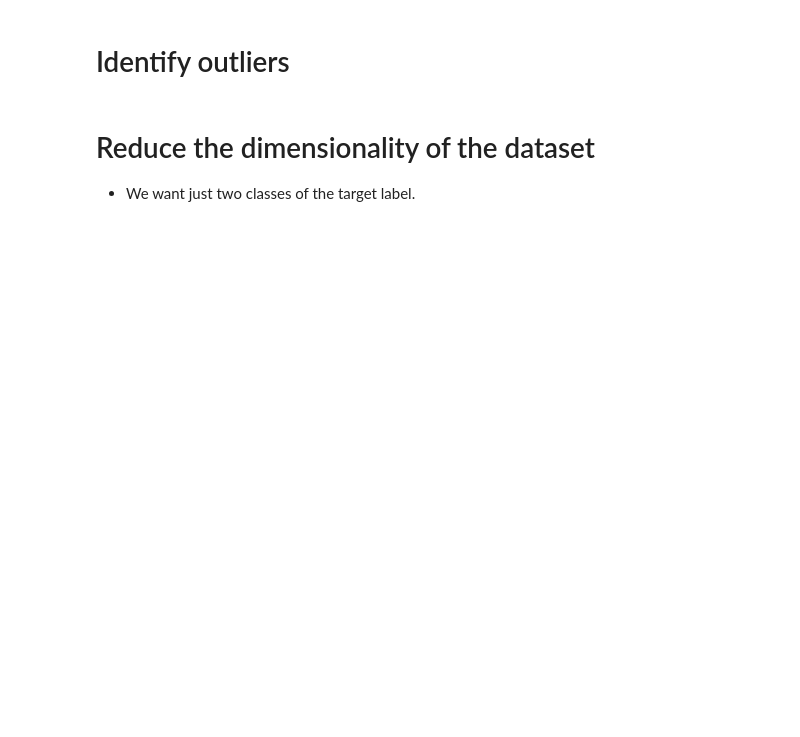
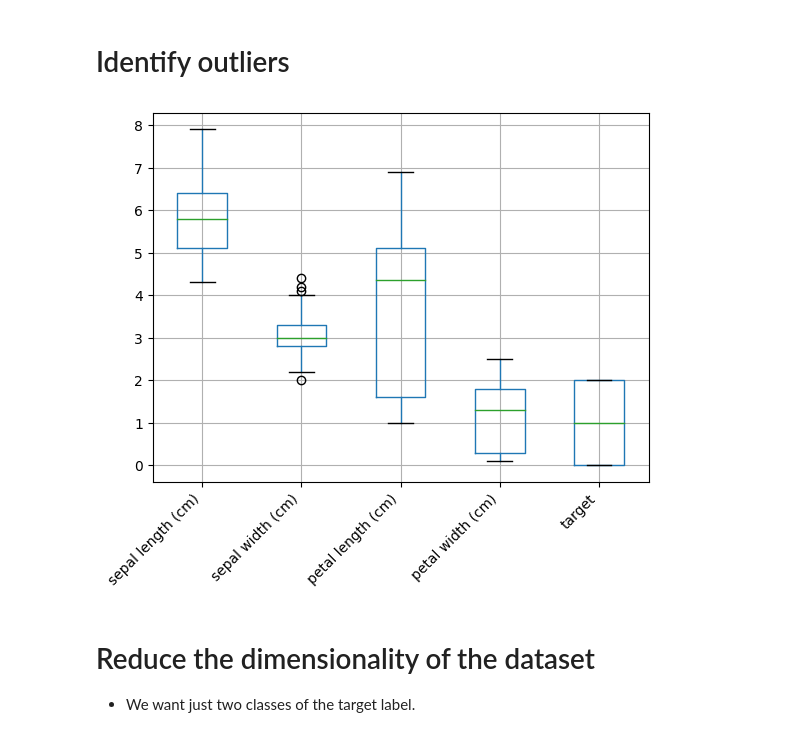
Before and after one commit to Tuwaiq-Data-Science-Bootcamp-V5/SVM_Lab1, a Jupyter notebook: SVMs-Iris.ipynb, the cells around one changed output. Cells and saved outputs as stored; diff of their text form; code cells hidden in the pictures; blank space fills up the shorter version.

```diff
--- a/SVMs-Iris.ipynb
+++ b/SVMs-Iris.ipynb
@@ -33,3 +41,8 @@ Libraries used in this project:
     - Do not forget the column names.
     - Also the target label.
 3. Print the first ten rows.
+# %%
+iris = load_iris()
+df = pd.DataFrame(iris.data, columns=iris.feature_names)
+df['target'] = iris.target
+df.head(10)
@@ -38,2 +75,8 @@ Libraries used in this project:
 # %% [markdown]
 # Identify outliers
+# %%
+df.boxplot()
+plt.xticks(rotation=45, ha="right")
+plt.show()
+# %% [output]
+[figure, added]
```
Also changed, not shown: parts of 18 cells of this notebook.
